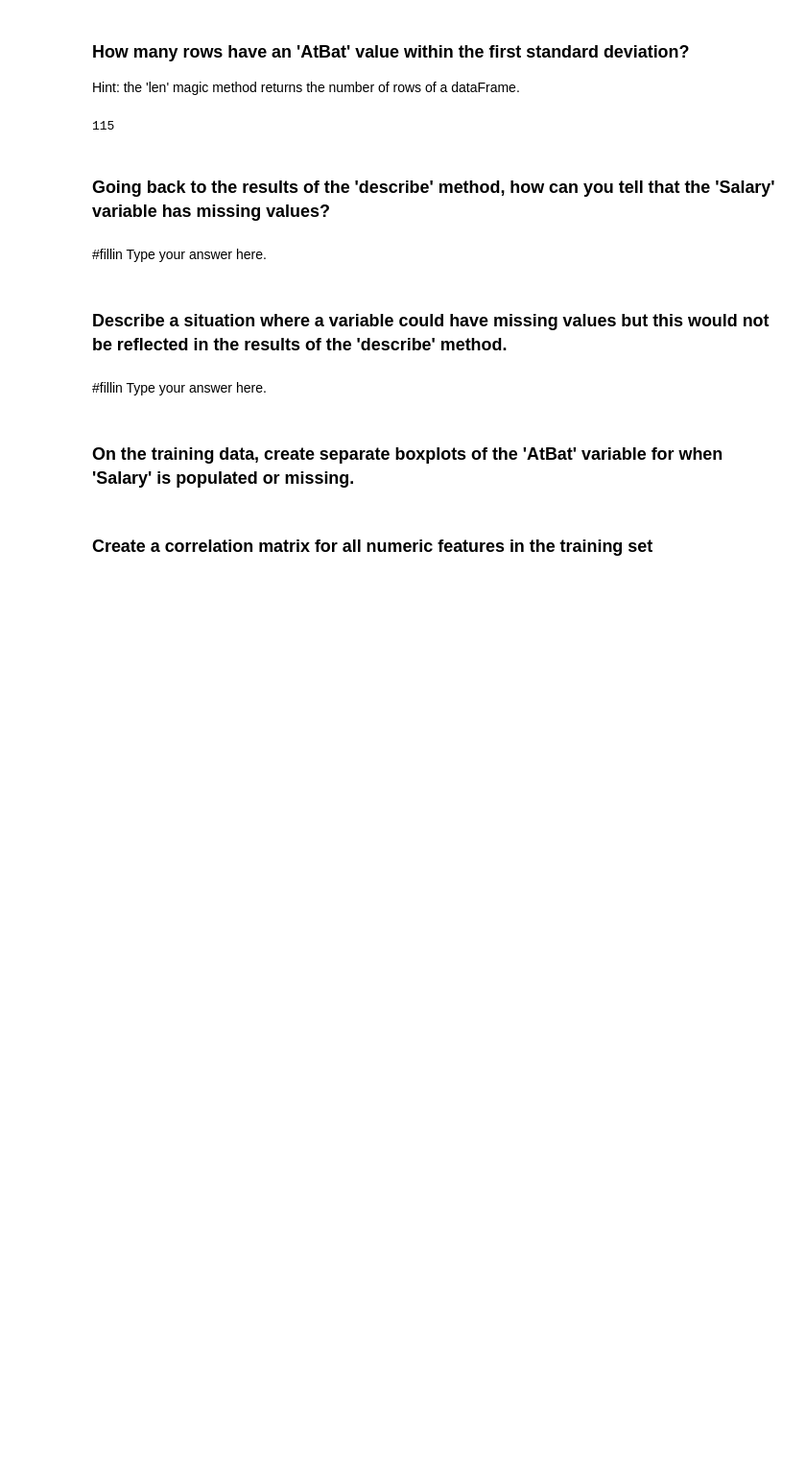
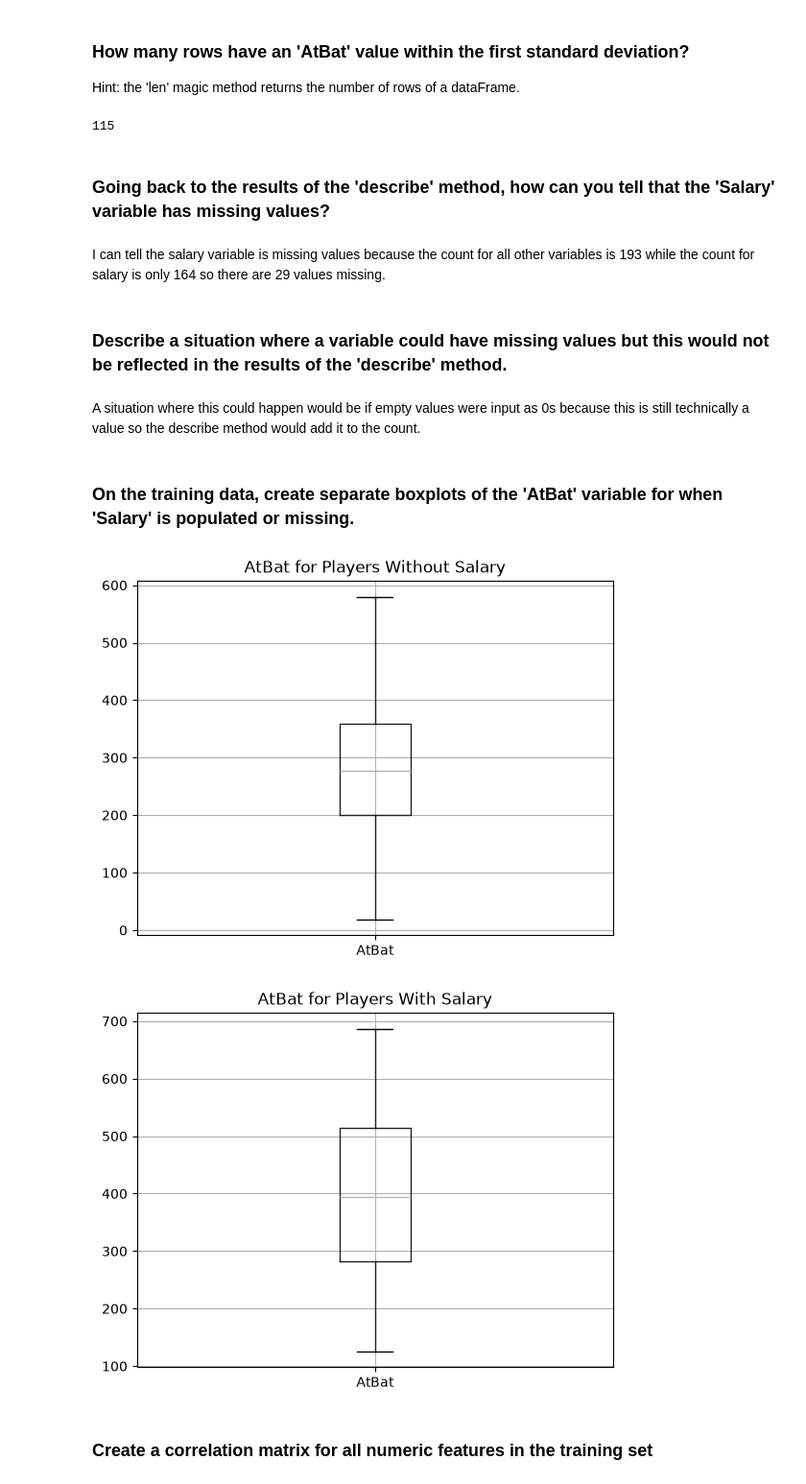
Before and after one commit to mikaylr/code_2600, a Jupyter notebook: mod03_eda.ipynb, the cells around one changed output. Shown at 96% size. Drawn from its saved outputs; the diff is of its cells as text; code cells hidden in the pictures; blank space fills up the shorter version.

```diff
--- a/mod03_eda.ipynb
+++ b/mod03_eda.ipynb
@@ -144,15 +144,27 @@ len(Train[(Train['AtBat_st'] >= -1) & (Train['AtBat_st'] <= 1)])
 # %% [markdown]
 ### Going back to the results of the 'describe' method, how can you tell that the 'Salary' variable has missing values?
 # %% [markdown]
-#fillin Type your answer here.
+I can tell the salary variable is missing values because the count for all other variables is 193 while the count for salary is only 164 so there are 29 values missing.
 # %% [markdown]
 ### Describe a situation where a variable could have missing values but this would not be reflected in the results of the 'describe' method.
 # %% [markdown]
-#fillin Type your answer here.
+A situation where this could happen would be if empty values were input as 0s because this is still technically a value so the describe method would add it to the count.
 # %% [markdown]
 ### On the training data, create separate boxplots of the 'AtBat' variable for when 'Salary' is populated or missing.
 # %%
 #fillin
+No_sal = Train[Train['Salary'].isna()]
+No_sal.boxplot(column='AtBat')
+plt.title('AtBat for Players Without Salary')
+plt.show()
+
+Sal = Train[Train['Salary'].notna()]
+Sal.boxplot(column='AtBat')
+plt.title('AtBat for Players With Salary')
+plt.show()
+# %% [output]
+[figure, added]
+[figure, added]
 # %% [markdown]
 ### Create a correlation matrix for all numeric features in the training set
 # %%
```
Also changed, not shown: parts of 9 cells of this notebook.
